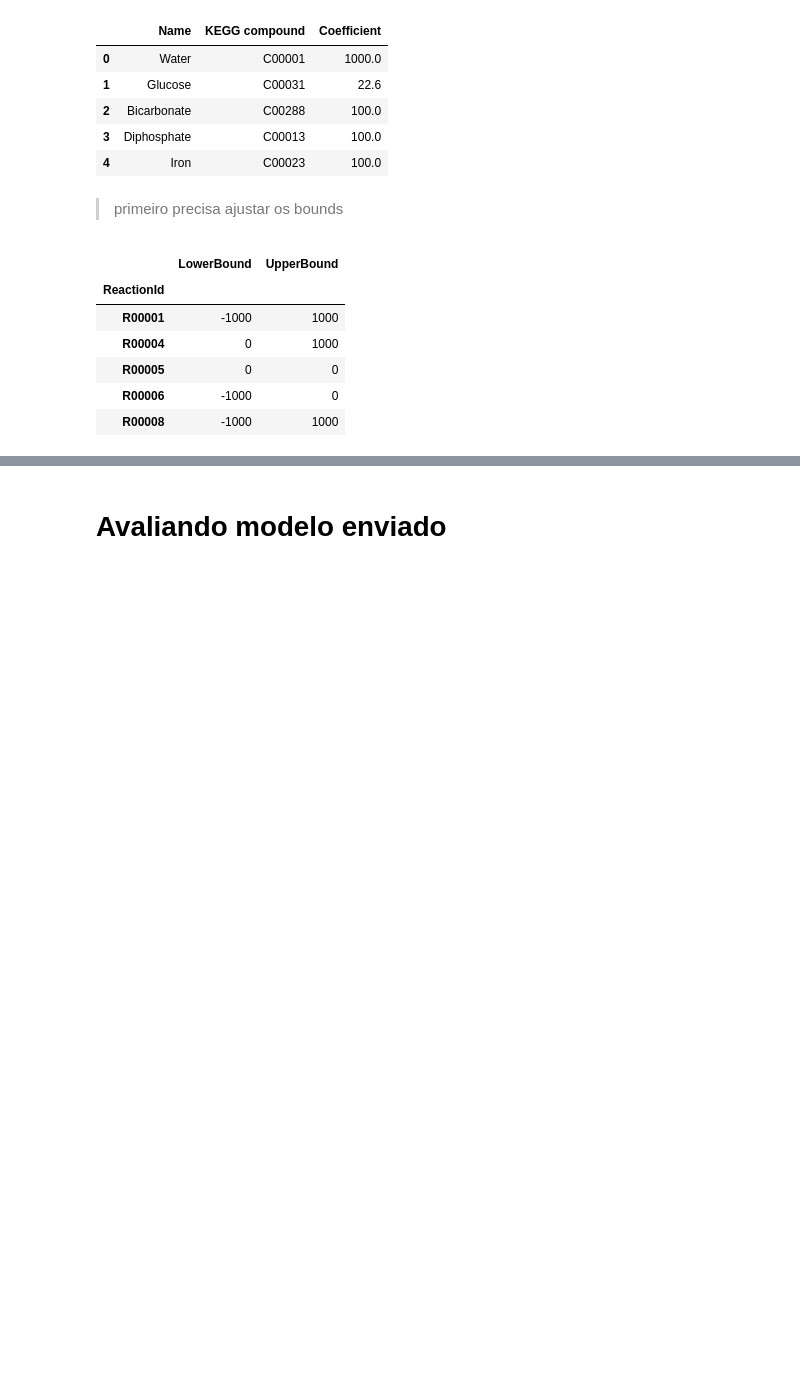
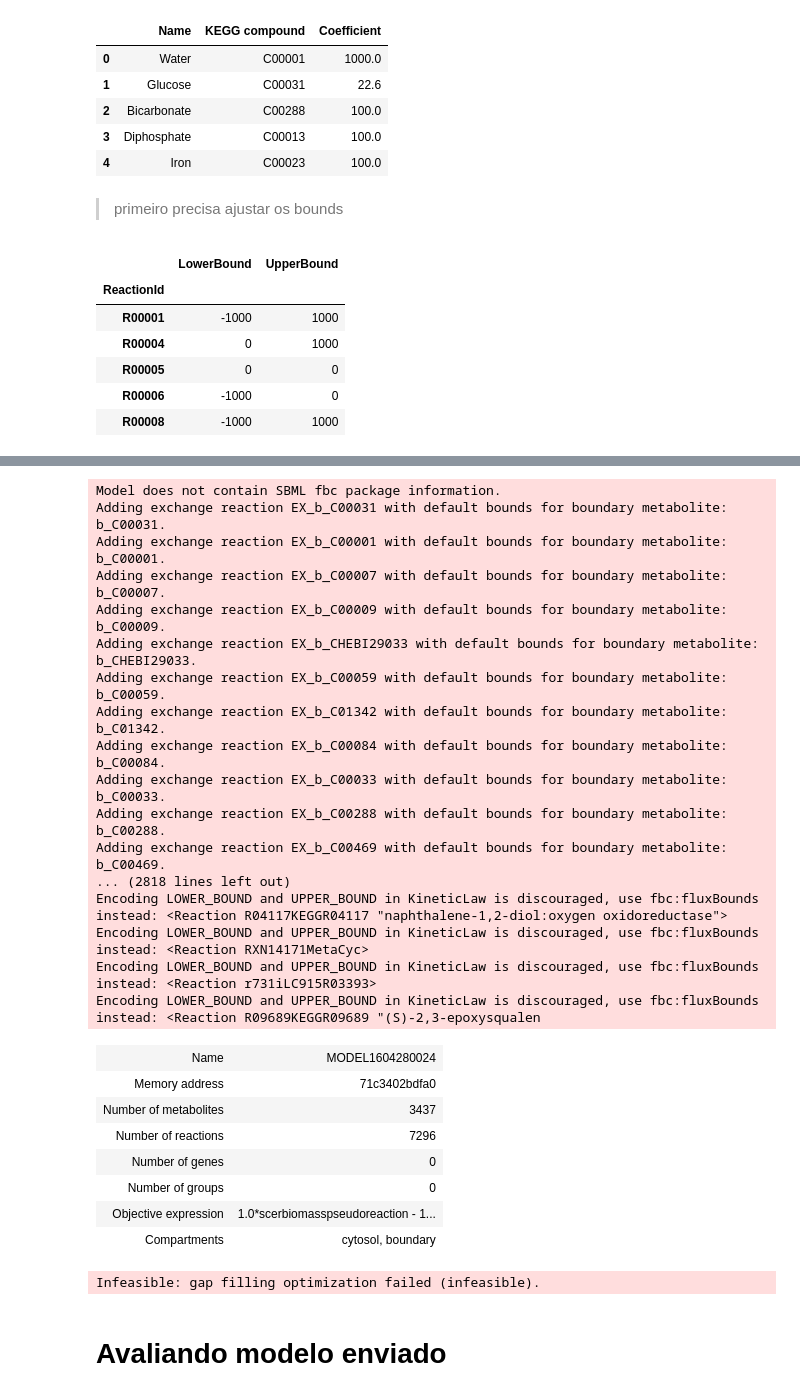
Before and after one commit to tamascogustavo/projeto_henrique, a Jupyter notebook: model_eval.ipynb, the cells around one changed output, grey strips where cells are left out. Saved outputs shown, nothing was run; the diff lists cells and outputs as text; code cells hidden in the pictures; blank space fills up the shorter version.

```diff
--- a/model_eval.ipynb
+++ b/model_eval.ipynb
@@ -208,3 +310,42 @@ Consuming Reactions
+# %%
+universal = cobra.io.read_sbml_model(
+    "/home/gustavotamasco/Projects/Colaborativos/ModelagemHenrique/Trichoderma/MODEL1604280024_url.xml"
+)
+universal
+# %% [output]
+Model does not contain SBML fbc package information.
+Adding exchange reaction EX_b_C00031 with default bounds for boundary metabolite: b_C00031.
+Adding exchange reaction EX_b_C00001 with default bounds for boundary metabolite: b_C00001.
+Adding exchange reaction EX_b_C00007 with default bounds for boundary metabolite: b_C00007.
+Adding exchange reaction EX_b_C00009 with default bounds for boundary metabolite: b_C00009.
+Adding exchange reaction EX_b_CHEBI29033 with default bounds for boundary metabolite: b_CHEBI29033.
+Adding exchange reaction EX_b_C00059 with default bounds for boundary metabolite: b_C00059.
+Adding exchange reaction EX_b_C01342 with default bounds for boundary metabolite: b_C01342.
+Adding exchange reaction EX_b_C00084 with default bounds for boundary metabolite: b_C00084.
+Adding exchange reaction EX_b_C00033 with default bounds for boundary metabolite: b_C00033.
+Adding exchange reaction EX_b_C00288 with default bounds for boundary metabolite: b_C00288.
+Adding exchange reaction EX_b_C00469 with default bounds for boundary metabolite: b_C00469.
+... (2818 lines left out)
+Encoding LOWER_BOUND and UPPER_BOUND in KineticLaw is discouraged, use fbc:fluxBounds instead: <Reaction R04117KEGGR04117 "naphthalene-1,2-diol:oxygen oxidoreductase">
+Encoding LOWER_BOUND and UPPER_BOUND in KineticLaw is discouraged, use fbc:fluxBounds instead: <Reaction RXN14171MetaCyc>
+Encoding LOWER_BOUND and UPPER_BOUND in KineticLaw is discouraged, use fbc:fluxBounds instead: <Reaction r731iLC915R03393>
+Encoding LOWER_BOUND and UPPER_BOUND in KineticLaw is discouraged, use fbc:fluxBounds instead: <Reaction R09689KEGGR09689 "(S)-2,3-epoxysqualen
+| Name | MODEL1604280024 |
+| Memory address | 71c3402bdfa0 |
+| Number of metabolites | 3437 |
+| Number of reactions | 7296 |
+| Number of genes | 0 |
+| Number of groups | 0 |
+| Objective expression | 1.0*scerbiomasspseudoreaction - 1... |
+| Compartments | cytosol, boundary |
+# %%
+sulution = gapfill(
+    model, universal, demand_reactions=True, exchange_reactions=True, iterations=5
+)
+for reaction in sulution[0]:
+    print(reaction.id, reaction.reaction)
+# %% [output]
+Infeasible: gap filling optimization failed (infeasible).
 # %% [markdown]
 # Avaliando modelo enviado
 # %%
```
Also changed, not shown: parts of 16 cells of this notebook, 2 other files.
